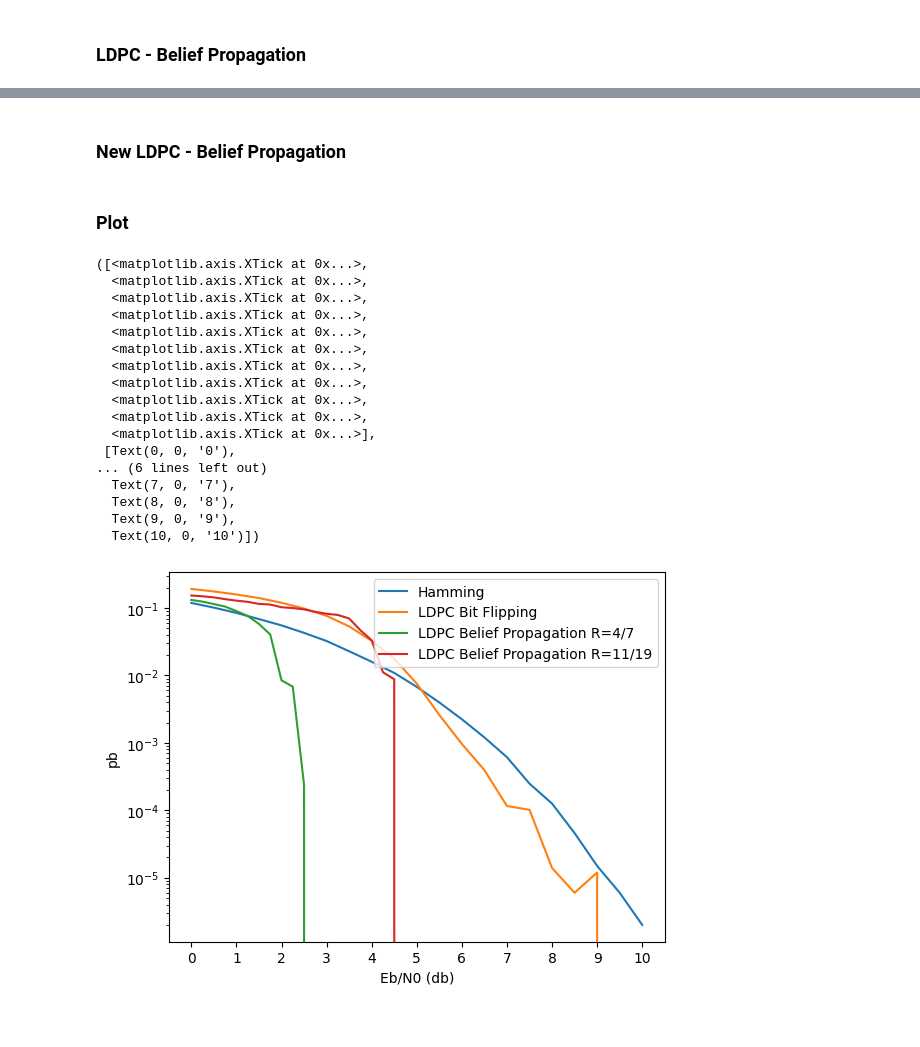
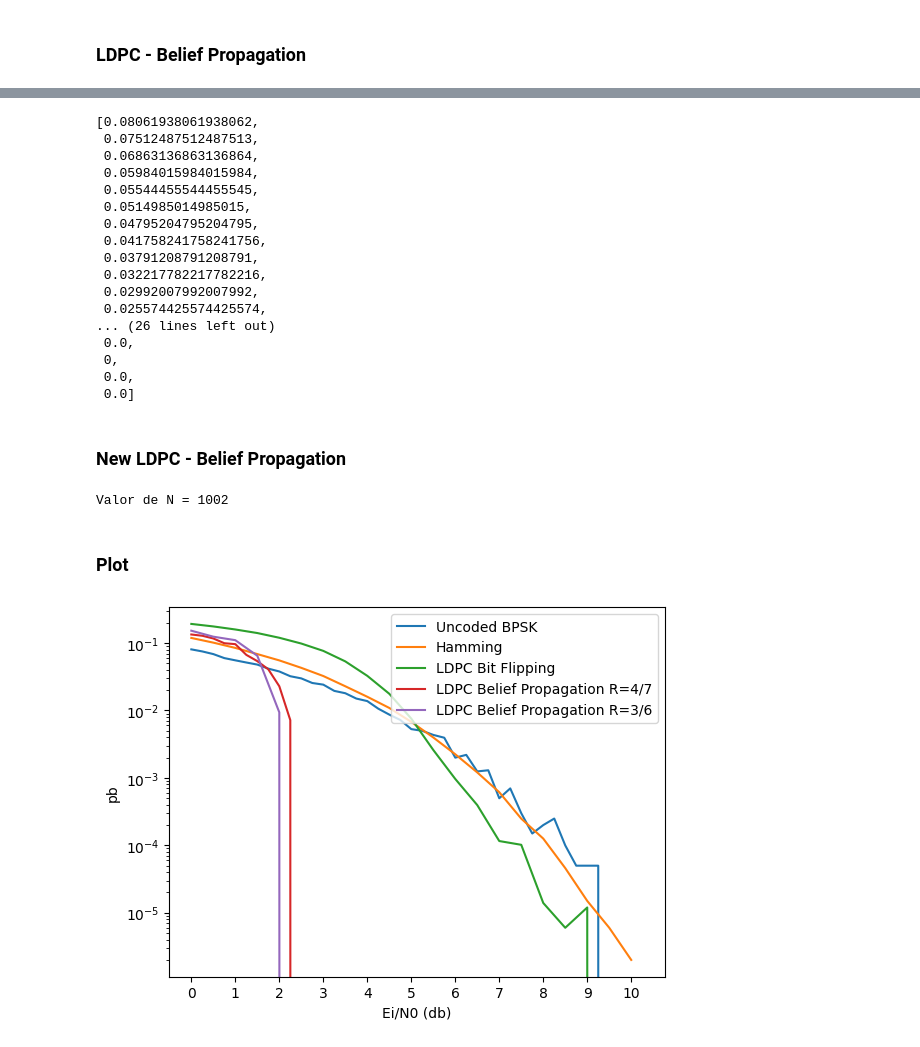
Before and after one commit to gabriel-telles/hamming_code, a Jupyter notebook: lab4/all_comparison.ipynb, the cells around one changed output, grey strips where cells are left out. Cells and saved outputs as stored; diff of their text form; code cells hidden in the pictures.

Commit message:
add all comparison figure

```diff
--- a/lab4/all_comparison.ipynb
+++ b/lab4/all_comparison.ipynb
@@ -287,3 +295,5 @@ else:
+# %%
+ldpc_belief_errors[23] = 0
 # %%
 ldpc_belief_errors
 # %% [output]
@@ -304,15 +314,36 @@ ldpc_belief_errors
  0.0,
  0.0,
  0.0]
+# %%
+uncoded_ldpc_belief_errors[-3] = 0
+# %%
+uncoded_ldpc_belief_errors
+# %% [output]
+[0.08061938061938062,
+ 0.07512487512487513,
+ 0.06863136863136864,
+ 0.05984015984015984,
+ 0.05544455544455545,
+ 0.0514985014985015,
+ 0.04795204795204795,
+ 0.041758241758241756,
+ 0.03791208791208791,
+ 0.032217782217782216,
+ 0.02992007992007992,
+ 0.025574425574425574,
+... (26 lines left out)
+ 0.0,
+ 0,
+ 0.0,
+ 0.0]
 # %% [markdown]
 ### New LDPC - Belief Propagation
 # %%
-n_groups = 50
-max_iter = 30
+n_groups = 5
+max_iter = 20
 Eb = 1
-
-dv_values = [1, 2, 3, 4, 5, 6, 7, 8, 9, 29, 30, 31, 1, 2, 4, 5, 6]
-dc_values = [10, 10, 10, 10, 10, 10, 10, 10, 10, 70, 70, 70, 7, 7, 7, 7, 7]
+dv_values = [3]
+dc_values = [6]
 
 for dv, dc in zip(dv_values, dc_values):
     N1 = int(1000/dc) * dc
@@ -321,17 +352,18 @@ for dv, dc in zip(dv_values, dc_values):
         N = N1
     else:
         N = N2
+    print(f"\nValor de N = {N}\n")
     N_bits = N * n_groups
     R = 1 - dv/dc
-    snr_db_values_Ei = np.arange(0, 5.5, 0.25)
+    snr_db_values_Ei = np.arange(0, 10.5, 0.5)
     snr_db_values_Eb = [Ei_snr_db_to_Eb_snr_db(i, R) for i in snr_db_values_Ei]
     N0_values = [N0_from_db_value(i, Eb) for i in snr_db_values_Eb]
     original = np.zeros(N_bits)
     info_bit_error_probas = []
     uncoded_info_bit_error_probas = []
-    suffix = f"R={dc-dv}/{dc}"
+    suffix = f"R-{dc-dv}-{dc}"
 
-    if not os.path.isfile(f"ldpc_belief_errors_new_{suffix}.pkl"):
+    if not os.path.isfile(f"ldpc_belief_errors_new_final2_{suffix}.pkl"):
         for N0 in N0_values:
             system = LdpcBpskGaussianSystem(N0, Eb, dv, dc, N, max_iter)
             decoded_bits_groups = []
@@ -349,40 +381,34 @@ for dv, dc in zip(dv_values, dc_values):
             uncoded_info_bit_error_probas.append(uncoded_info_bit_error_proba)
 
         ldpc_belief_errors_new = info_bit_error_probas
-        with open(f"ldpc_belief_errors.pkl_new_{suffix}.pkl", "wb") as f:
+        with open(f"ldpc_belief_errors_new_final2_{suffix}.pkl", "wb") as f:
             pickle.dump(ldpc_belief_errors_new, f)
     else:
-        with open(f"ldpc_belief_errors.pkl_new_{suffix}.pkl", "rb") as f:
+        with open(f"ldpc_belief_errors_new_final2_{suffix}.pkl", "rb") as f:
             ldpc_belief_errors_new = pickle.load(f)
+# %% [output]
+Valor de N = 1002
 # %% [markdown]
 ### Plot
 # %%
+dv = 3
+dc = 6
+suffix = f"R-{dc-dv}-{dc}"
+with open(f"ldpc_belief_errors_new_final2_{suffix}.pkl", "rb") as f:
+    ldpc_belief_errors_new = pickle.load(f)
 snrs_db = np.arange(0, 10.5, 0.5)
+snr_db_values_Ei = np.arange(0, 10.5, 0.25)
+plt.plot(snr_db_values_Ei, uncoded_ldpc_belief_errors)
 plt.plot(snrs_db, hamming_errors)
 plt.plot(snrs_db, ldpc_bitflipping_errors)
 plt.plot(snr_db_values_Ei, ldpc_belief_errors)
+snr_db_values_Ei = np.arange(0, 10.5, 0.5)
 plt.plot(snr_db_values_Ei, ldpc_belief_errors_new)
 plt.yscale("log")
-plt.legend(["Hamming", "LDPC Bit Flipping", "LDPC Belief Propagation R=4/7", f"LDPC Belief Propagation R={dc-dv}/{dc}"], loc="upper right")
-plt.xlabel("Eb/N0 (db)")
+plt.legend(["Uncoded BPSK", "Hamming", "LDPC Bit Flipping", "LDPC Belief Propagation R=4/7", f"LDPC Belief Propagation R={dc-dv}/{dc}"], loc="upper right")
+plt.xlabel("Ei/N0 (db)")
 plt.ylabel("pb")
 plt.xticks(np.arange(0, 11, 1))
+plt.savefig("all_comparison.png")
 # %% [output]
-([<matplotlib.axis.XTick at 0x...>,
-  <matplotlib.axis.XTick at 0x...>,
-  <matplotlib.axis.XTick at 0x...>,
-  <matplotlib.axis.XTick at 0x...>,
-  <matplotlib.axis.XTick at 0x...>,
-  <matplotlib.axis.XTick at 0x...>,
-  <matplotlib.axis.XTick at 0x...>,
-  <matplotlib.axis.XTick at 0x...>,
-  <matplotlib.axis.XTick at 0x...>,
-  <matplotlib.axis.XTick at 0x...>,
-  <matplotlib.axis.XTick at 0x...>],
- [Text(0, 0, '0'),
-... (6 lines left out)
-  Text(7, 0, '7'),
-  Text(8, 0, '8'),
-  Text(9, 0, '9'),
-  Text(10, 0, '10')])
-[figure, old version]
+[figure, new version]
```
Also changed, not shown: parts of 2 cells of this notebook, 5 other files.
